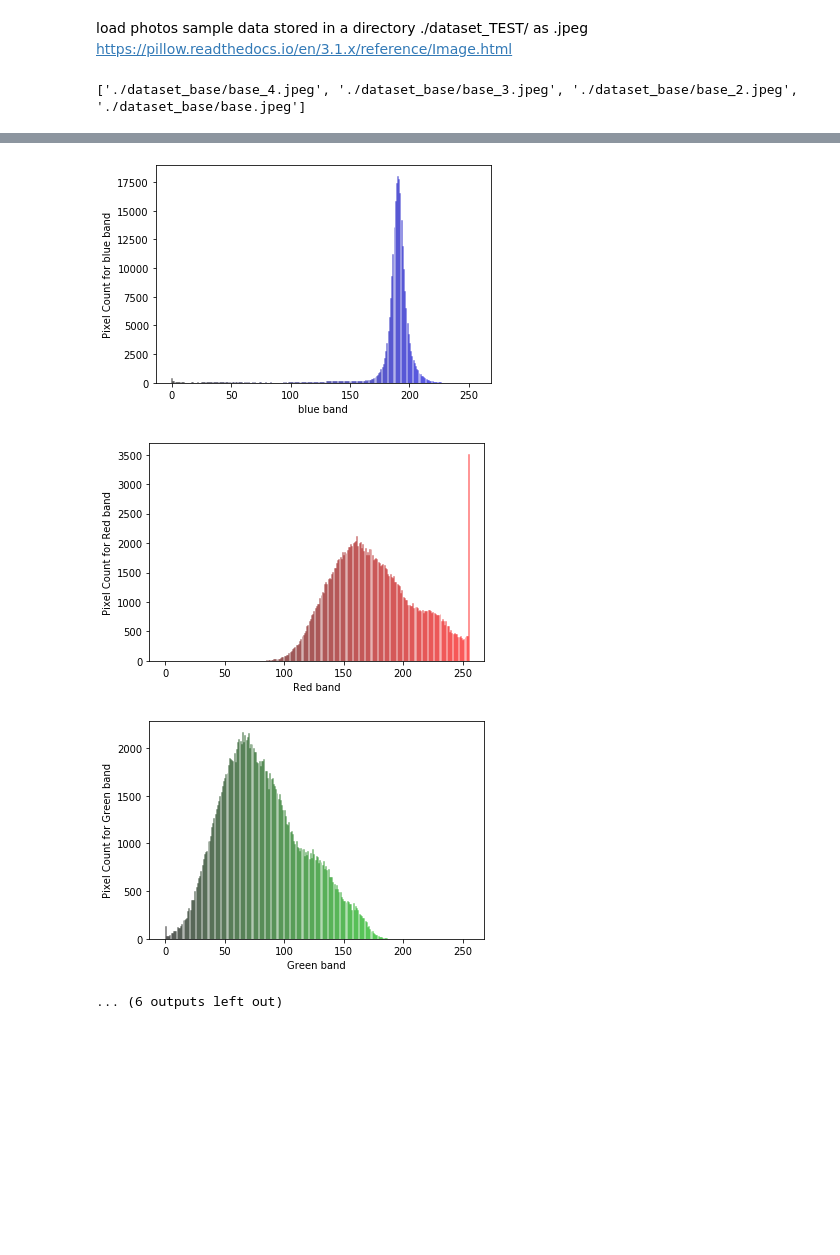
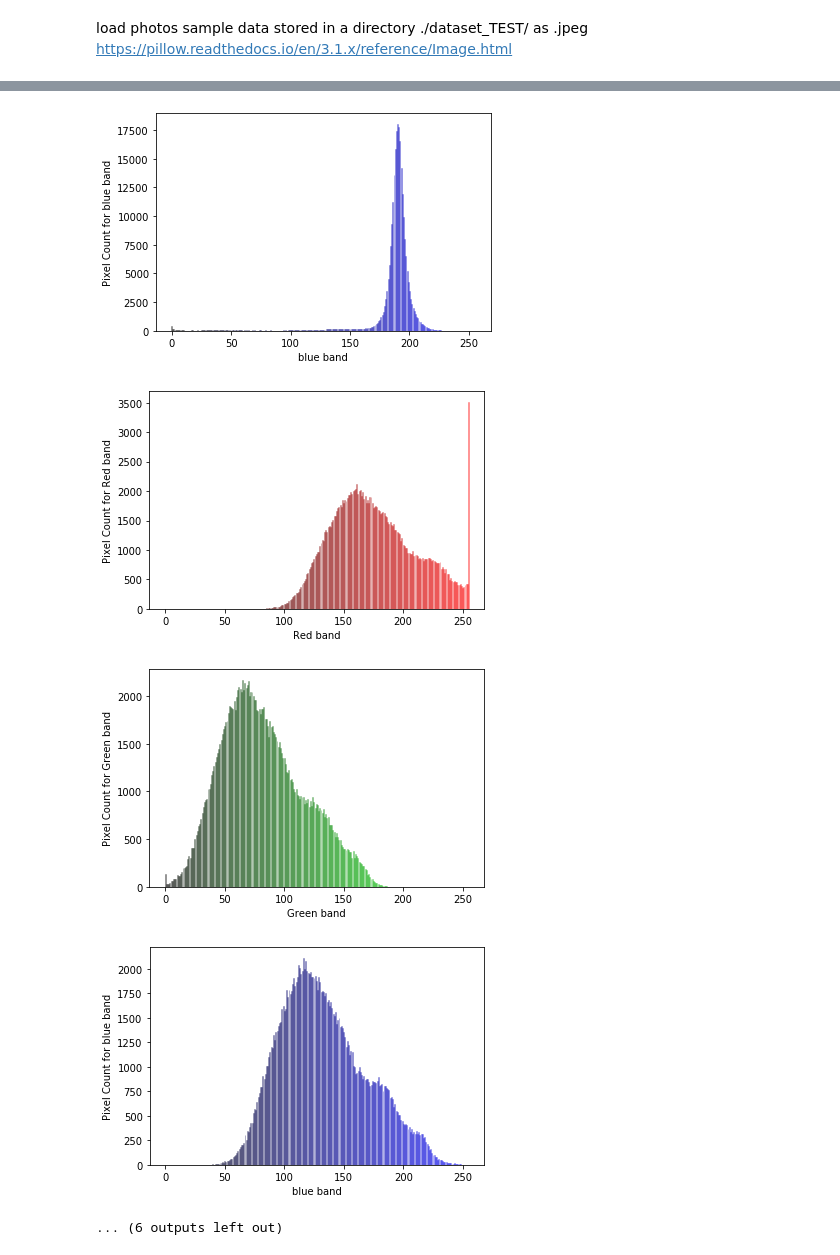
Before and after one commit to rebeccambruce/Senior_Capstone, a Jupyter notebook: python extract pixel values using PIL.ipynb, the cells around one changed output, grey strips where cells are left out. Saved outputs shown, nothing was run; the diff lists cells and outputs as text; code cells hidden in the pictures; blank space fills up the shorter version.

```diff
--- a/python extract pixel values using PIL.ipynb
+++ b/python extract pixel values using PIL.ipynb
@@ -12,7 +12,6 @@ from mpl_toolkits.mplot3d import Axes3D
 
 def get_imlist(path):
   """  Returns a list of all photo samples in directory. """
-
   return [os.path.join(path,f) for f in os.listdir(path) if f.endswith('.jpeg')]
 
 def getRed(redVal):
@@ -66,30 +65,55 @@ def get_scatter(image):
 def set_color_rang(image):
 
     return image
+
+def crop_fix_image(pixel,image):
+    width, height = image.size #get the pixel w and h for photo
+    """  Set midle point as center for sample """
+    #this will be turnd based off box
+    # center point: at width/2 height/2
+    # crop box:
+    left= width/2 - pixel/4
+    right= width/2 + pixel/4
+    top= height/2 - pixel/4
+    bottom=height/2 + pixel/4
+    """  make sure bonds of photo are not excited  """
+    if left > 0 and top > 0 and bottom < height and right < width:
+        return image.crop((left, top, right, bottom))
+    else:
+        return -1
 # %%
 base = get_imlist('./dataset_base/')
-print(base)
+x=0
 for i in base:
+    x+=1
     base_i=Image.open(i)
+    pixel_num= 1000
+    base_i_crop=crop_fix_image(pixel_num,base_i)
+    base_i_crop.show()
+
+    filename=str('crop_'+ str(x))
+    fullpath = os.path.join('./dataset_crop/', filename + '.jpeg' )
+
+    base_i_crop.save(fullpath)
     get_histogram(base_i)
 
 imlist = get_imlist('./dataset_TEST/')
 
-print (imlist[1])
-im = Image.open(imlist[1])
-get_histogram(im)
-print ('done')
+# print (imlist[1])
+# im = Image.open(imlist[1])
+# get_histogram(im)
+# print ('done')
 # %% [output]
-['./dataset_base/base_4.jpeg', './dataset_base/base_3.jpeg', './dataset_base/base_2.jpeg', './dataset_base/base.jpeg']
 [figure]
 [figure]
 [figure]
 [figure]
 [figure]
 [figure]
 [figure]
 [figure]
 [figure]
 [figure]
 [figure]
-... (6 outputs left out)
+[figure, added]
+... (6 outputs left out)
```
Also changed, not shown: 11 other files.
